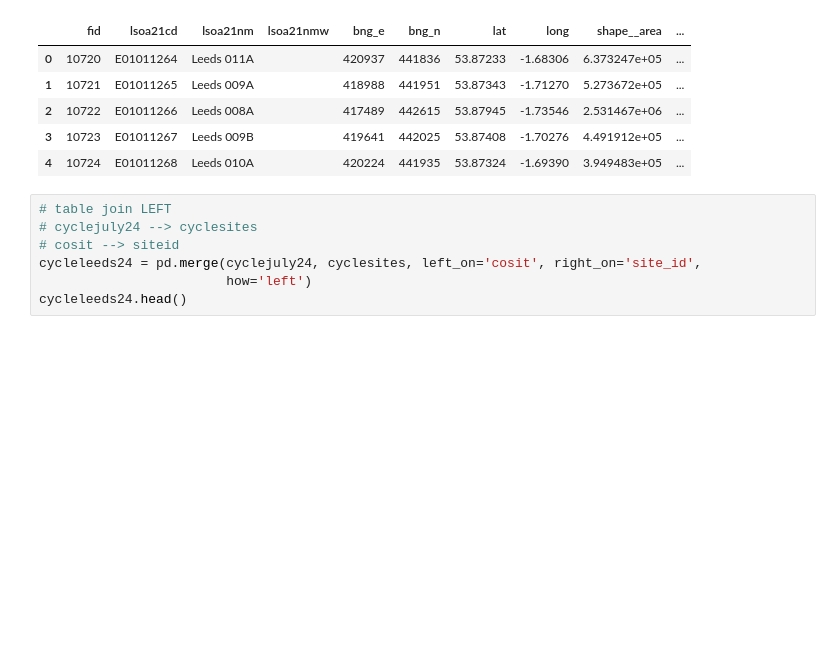
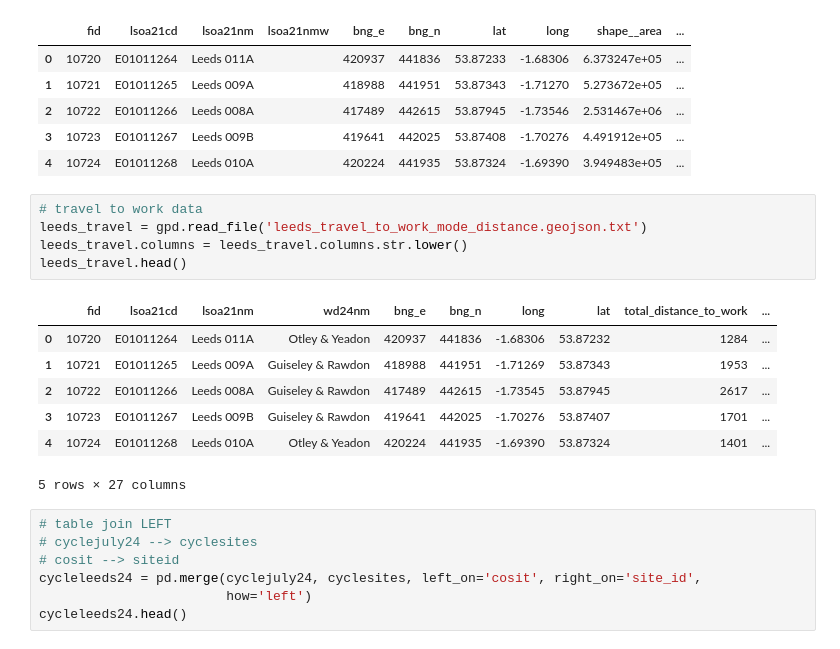
Before and after one commit to shannondill/GEOG5990M, a Jupyter notebook: FirstDraft_GEOG5990M_FinalProject.ipynb, the cells around one changed output. Drawn from its saved outputs; the diff is of its cells as text; blank space fills up the shorter version.

```diff
--- a/FirstDraft_GEOG5990M_FinalProject.ipynb
+++ b/FirstDraft_GEOG5990M_FinalProject.ipynb
@@ -117,6 +117,19 @@ lsoa_leeds.head()
 | 2 | 10722 | E01011266 | Leeds 008A |  | 417489 | 442615 | 53.87945 | -1.73546 | 2.531467e+06 | ... |
 | 3 | 10723 | E01011267 | Leeds 009B |  | 419641 | 442025 | 53.87408 | -1.70276 | 4.491912e+05 | ... |
 | 4 | 10724 | E01011268 | Leeds 010A |  | 420224 | 441935 | 53.87324 | -1.69390 | 3.949483e+05 | ... |
+# %%
+# travel to work data
+leeds_travel = gpd.read_file('leeds_travel_to_work_mode_distance.geojson.txt')
+leeds_travel.columns = leeds_travel.columns.str.lower()
+leeds_travel.head()
+# %% [output]
+|  | fid | lsoa21cd | lsoa21nm | wd24nm | bng_e | bng_n | long | lat | total_distance_to_work | ... |
+| 0 | 10720 | E01011264 | Leeds 011A | Otley & Yeadon | 420937 | 441836 | -1.68306 | 53.87232 | 1284 | ... |
+| 1 | 10721 | E01011265 | Leeds 009A | Guiseley & Rawdon | 418988 | 441951 | -1.71269 | 53.87343 | 1953 | ... |
+| 2 | 10722 | E01011266 | Leeds 008A | Guiseley & Rawdon | 417489 | 442615 | -1.73545 | 53.87945 | 2617 | ... |
+| 3 | 10723 | E01011267 | Leeds 009B | Guiseley & Rawdon | 419641 | 442025 | -1.70276 | 53.87407 | 1701 | ... |
+| 4 | 10724 | E01011268 | Leeds 010A | Otley & Yeadon | 420224 | 441935 | -1.69390 | 53.87324 | 1401 | ... |
+5 rows × 27 columns
 # %%
 # table join LEFT
 # cyclejuly24 --> cyclesites
```
Also changed, not shown: parts of 4 cells of this notebook.
